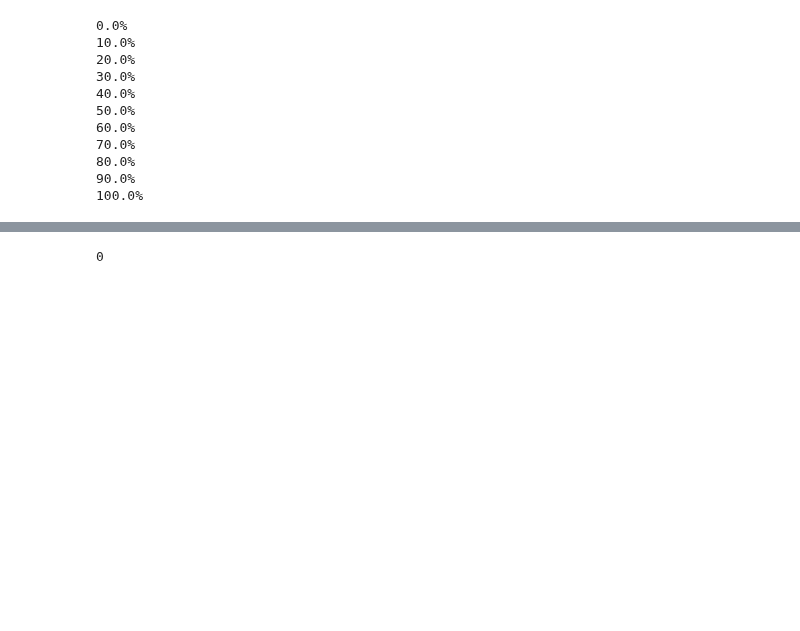
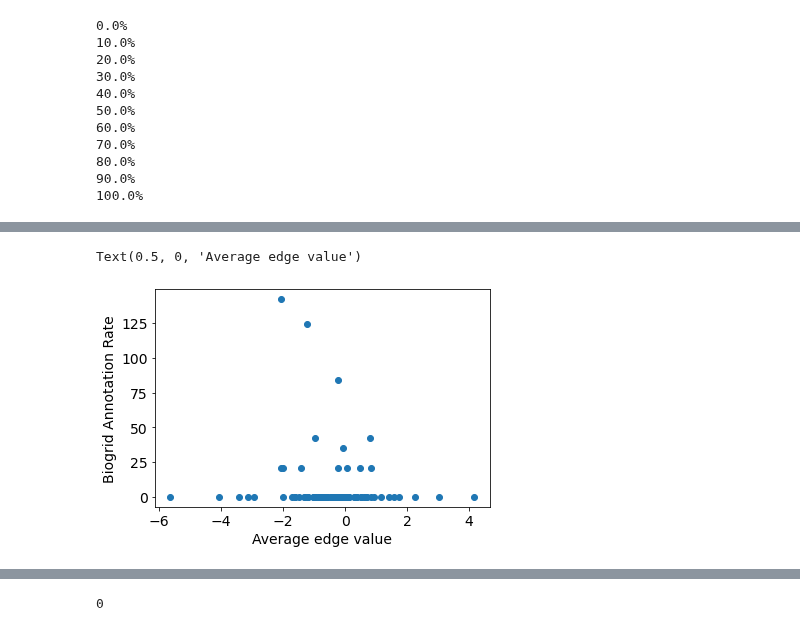
Before and after one commit to ajipalar/pynet, a Jupyter notebook: devel/CullinTraining.ipynb, the cells around one changed output, grey strips where cells are left out. Saved outputs shown, nothing was run; the diff lists cells and outputs as text; code cells hidden in the pictures; blank space fills up the shorter version.

```diff
--- a/devel/CullinTraining.ipynb
+++ b/devel/CullinTraining.ipynb
@@ -457,0 +462,14 @@ cullin_bg = cullin_bg[not_self]
+# %%
+assert exp.samples.shape == (n_samples, 16, 16)
+assert scratch.shape == (15, 15)
+scratch2 = np.mean(exp.samples, axis=0)
+scratch2 = scratch2[1:16, 1:16]
+assert scratch2.shape == scratch.shape
+
+
+plt.scatter(scratch2[np.tril_indices(15, k=-1)], scratch.values[np.tril_indices(15, k=-1)])
+plt.ylabel("Biogrid Annotation Rate")
+plt.xlabel("Average edge value")
+# %% [output]
+Text(0.5, 0, 'Average edge value')
+[figure, added]
```
Also changed, not shown: parts of 40 cells of this notebook, 21 other files.
